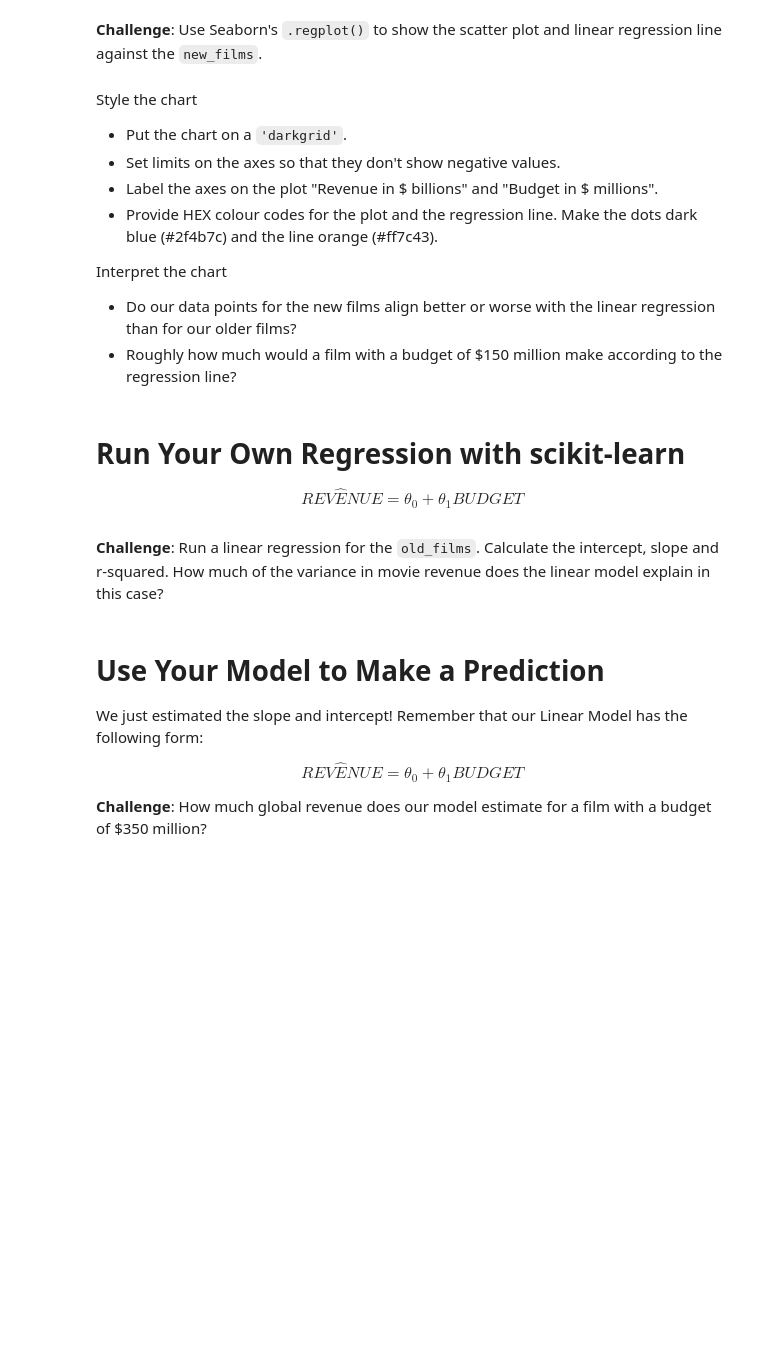
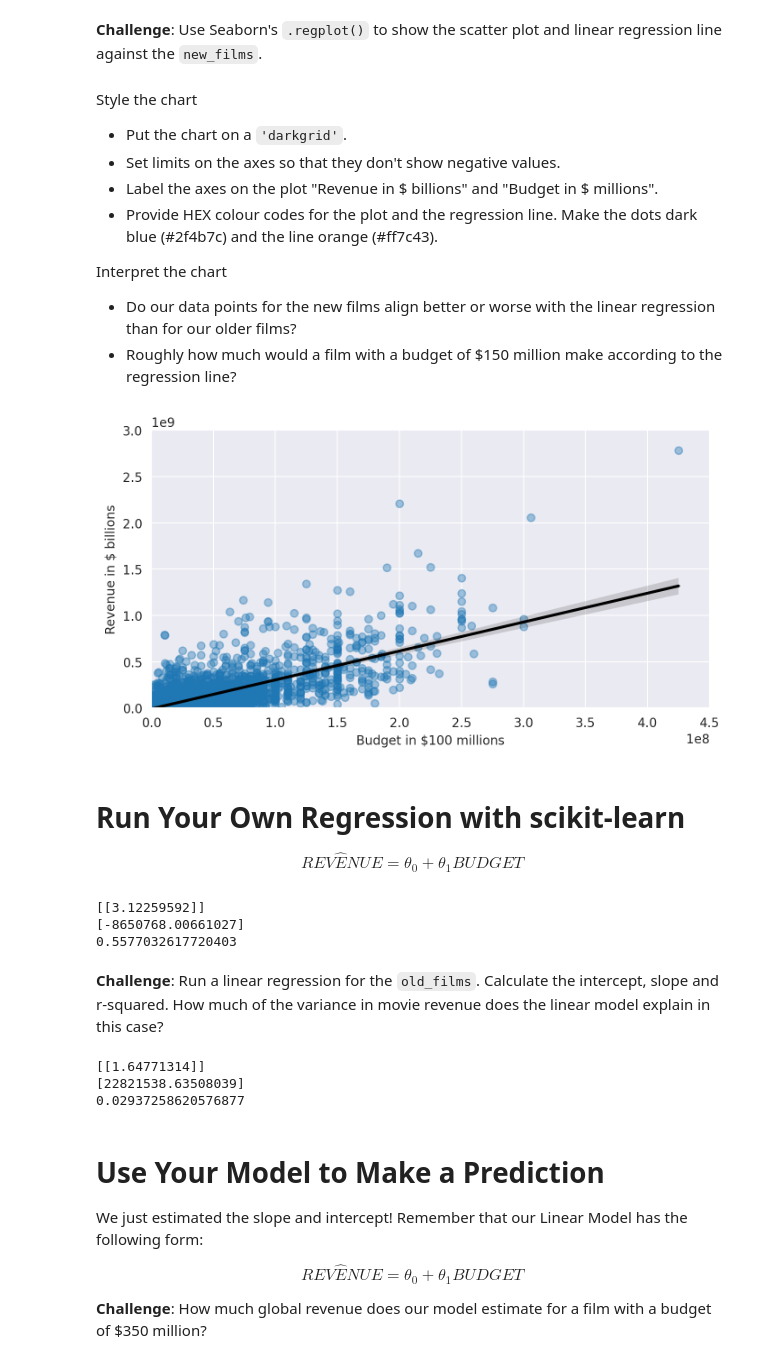
Before and after one commit to anushrinagul63/google_colab_notebooks, a Jupyter notebook: Seaborn_and_Linear_Regression.ipynb, the cells around one changed output. Saved outputs shown, nothing was run; the diff lists cells and outputs as text; code cells hidden in the pictures; blank space fills up the shorter version.

```diff
--- a/Seaborn_and_Linear_Regression.ipynb
+++ b/Seaborn_and_Linear_Regression.ipynb
@@ -359,12 +371,50 @@ Interpret the chart
 
 * Do our data points for the new films align better or worse with the linear regression than for our older films?
 * Roughly how much would a film with a budget of $150 million make according to the regression line?
+# %%
+plt.figure(figsize=(8,4), dpi=200)
+with sns.axes_style("darkgrid"):
+  ax = sns.regplot(data=new_films,
+            x='USD_Production_Budget',
+            y='USD_Worldwide_Gross',
+            scatter_kws = {'alpha': 0.4},
+            line_kws = {'color': 'black'})
+  ax.set(ylim=(0, 3000000000),
+         xlim=(0, 450000000),
+         ylabel='Revenue in $ billions',
+         xlabel='Budget in $100 millions')
+plt.show()
+# %% [output]
+[figure, added]
 # %% [markdown]
 # Run Your Own Regression with scikit-learn
 
 $$ REV \hat ENUE = \theta _0 + \theta _1 BUDGET$$
+# %%
+regression = LinearRegression()
+X = pd.DataFrame(new_films, columns=['USD_Production_Budget'])
+y = pd.DataFrame(new_films, columns=['USD_Worldwide_Gross'])
+regression.fit(X, y)
+print(regression.coef_)
+print(regression.intercept_)
+print(regression.score(X,y))
+# %% [output]
+[[3.12259592]]
+[-8650768.00661027]
+0.5577032617720403
 # %% [markdown]
 **Challenge**: Run a linear regression for the `old_films`. Calculate the intercept, slope and r-squared. How much of the variance in movie revenue does the linear model explain in this case?
+# %%
+X = pd.DataFrame(old_films, columns=['USD_Production_Budget'])
+y = pd.DataFrame(old_films, columns=['USD_Worldwide_Gross'])
+reg = LinearRegression().fit(X, y)
+print(reg.coef_)
+print(reg.intercept_)
+print(reg.score(X, y))
+# %% [output]
+[[1.64771314]]
+[22821538.63508039]
+0.02937258620576877
 # %% [markdown]
 # Use Your Model to Make a Prediction
 
```
Also changed, not shown: parts of 4 cells of this notebook.
